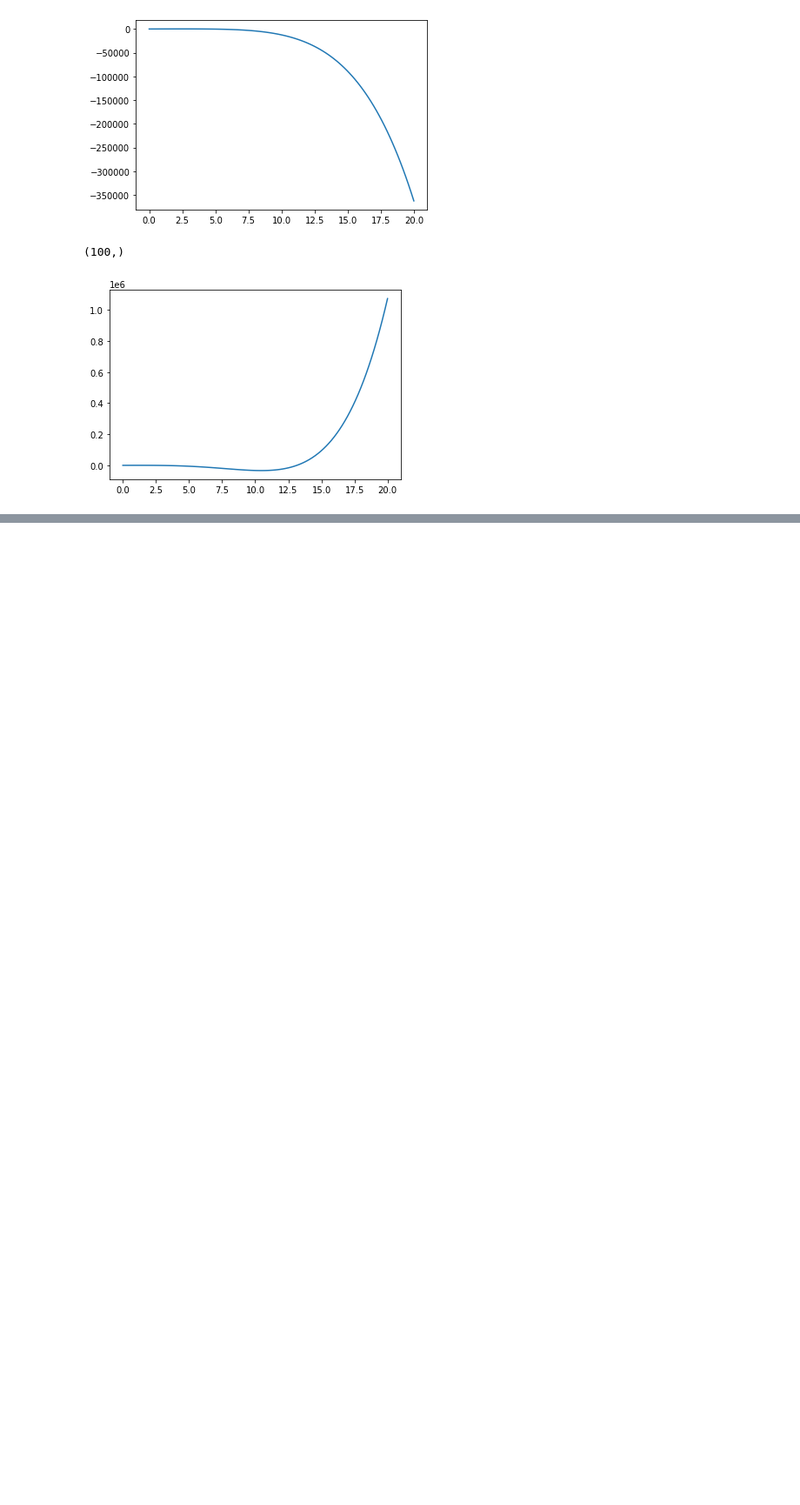
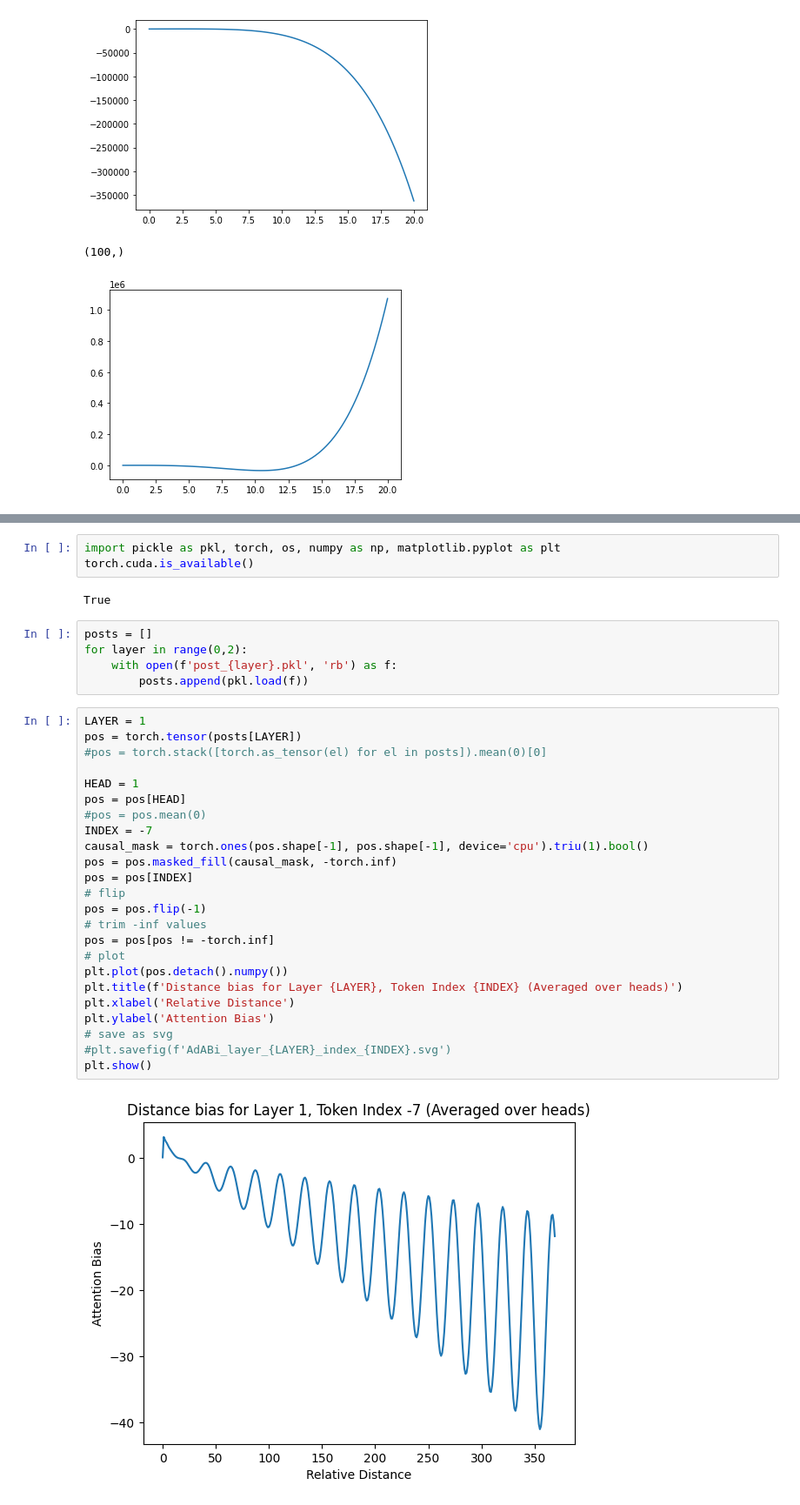
Before and after one commit to robflynnyh/asr_training_scripts, a Jupyter notebook: Untitled-1.ipynb, the cells around one changed output, grey strips where cells are left out. Shown at 87% size. Drawn from its saved outputs; the diff is of its cells as text; blank space fills up the shorter version.

```diff
--- a/Untitled-1.ipynb
+++ b/Untitled-1.ipynb
@@ -173,0 +270,36 @@ plt.show()
+# %%
+import pickle as pkl, torch, os, numpy as np, matplotlib.pyplot as plt
+torch.cuda.is_available()
+# %% [output]
+True
+# %%
+posts = []
+for layer in range(0,2):
+    with open(f'post_{layer}.pkl', 'rb') as f:
+        posts.append(pkl.load(f))
+# %%
+LAYER = 1
+pos = torch.tensor(posts[LAYER])
+#pos = torch.stack([torch.as_tensor(el) for el in posts]).mean(0)[0]
+
+HEAD = 1
+pos = pos[HEAD]
+#pos = pos.mean(0)
+INDEX = -7
+causal_mask = torch.ones(pos.shape[-1], pos.shape[-1], device='cpu').triu(1).bool()
+pos = pos.masked_fill(causal_mask, -torch.inf)
+pos = pos[INDEX]
+# flip
+pos = pos.flip(-1)
+# trim -inf values
+pos = pos[pos != -torch.inf]
+# plot
+plt.plot(pos.detach().numpy())
+plt.title(f'Distance bias for Layer {LAYER}, Token Index {INDEX} (Averaged over heads)')
+plt.xlabel('Relative Distance')
+plt.ylabel('Attention Bias')
+# save as svg
+#plt.savefig(f'AdABi_layer_{LAYER}_index_{INDEX}.svg')
+plt.show()
+# %% [output]
+[figure, added]
```
Also changed, not shown: parts of 38 cells of this notebook, 9 other files.
